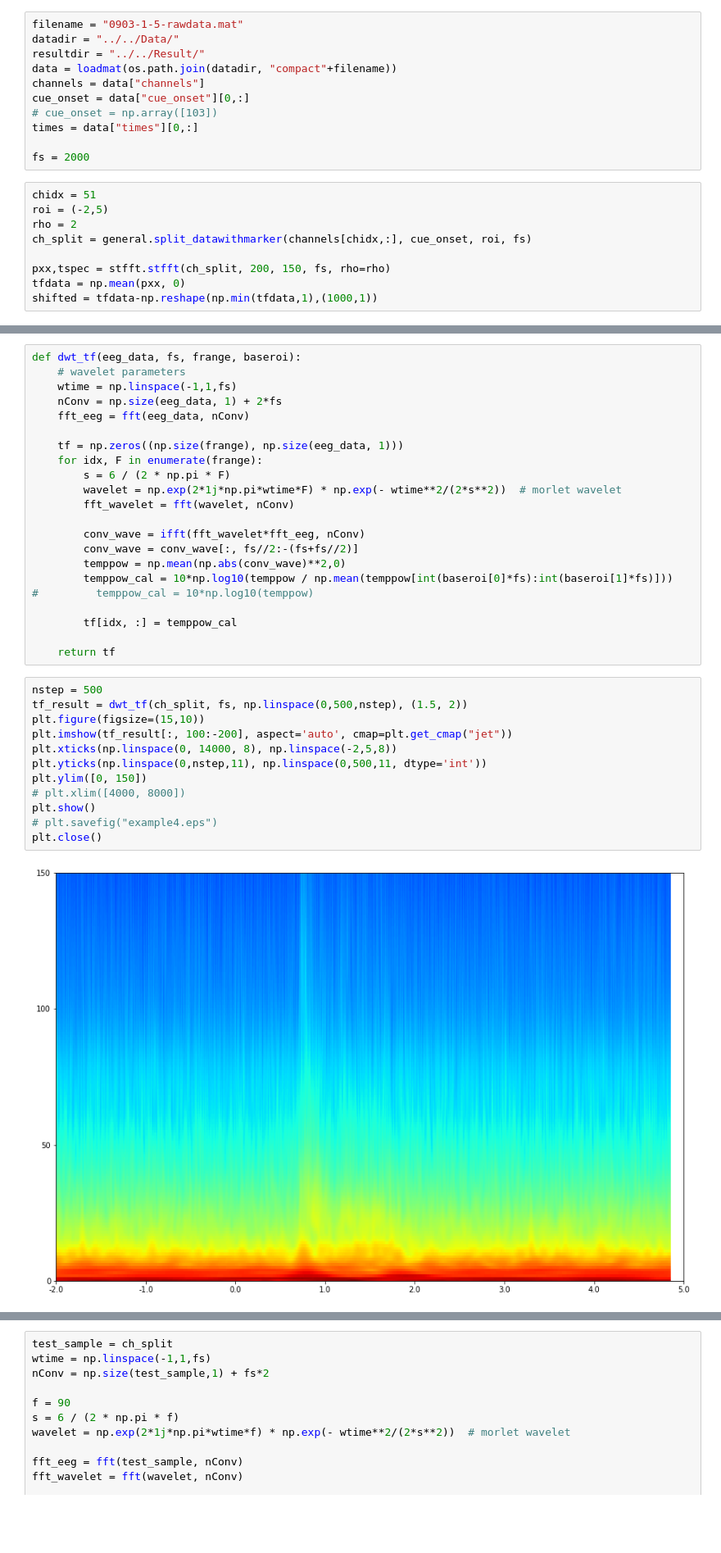
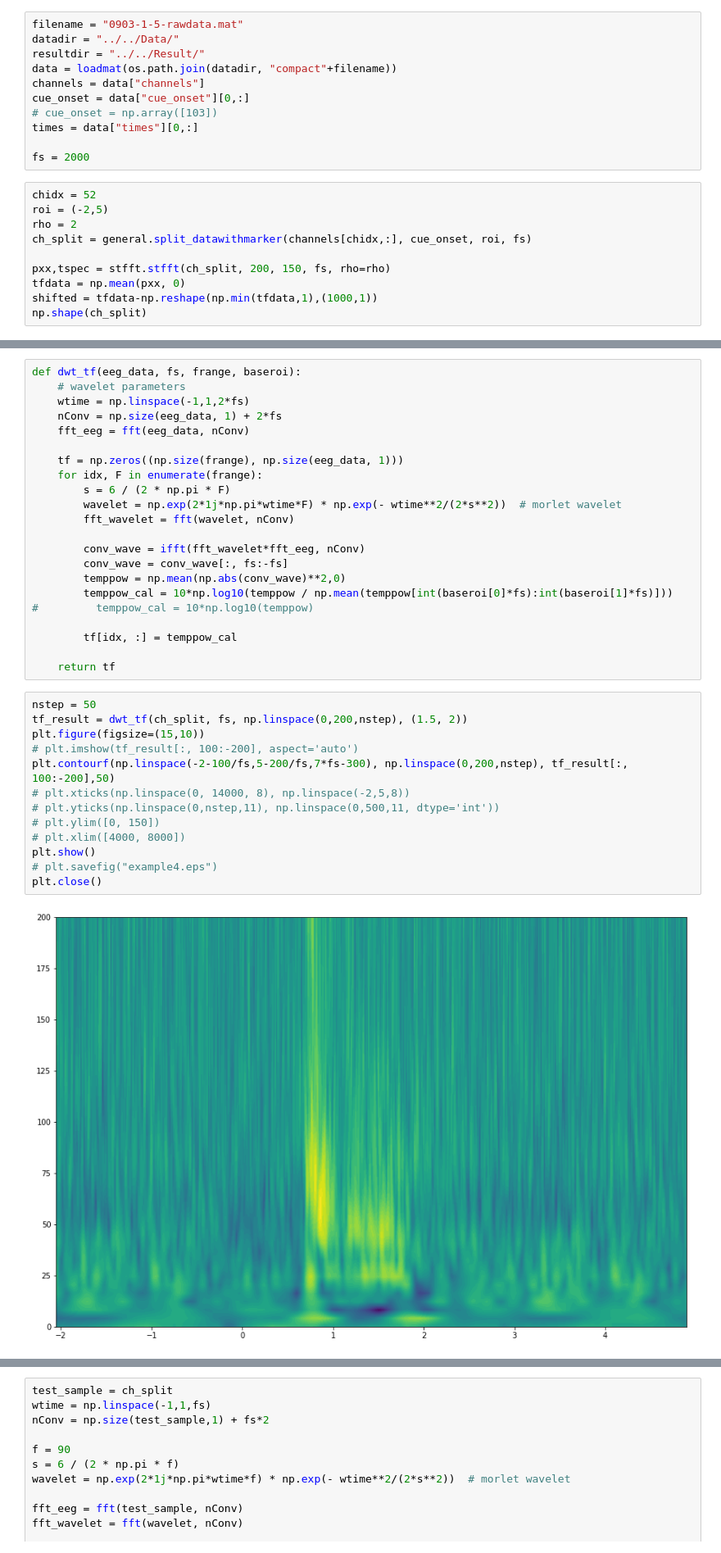
Before and after one commit to ZhangJiayiLab/EEG-Analysis, a Jupyter notebook: python/entrain.ipynb, the cells around one changed output, grey strips where cells are left out. Shown: that part at 82% size. Cells and saved outputs as stored; diff of their text form; blank space fills up the shorter version.

```diff
--- a/python/entrain.ipynb
+++ b/python/entrain.ipynb
@@ -24,7 +24,7 @@ times = data["times"][0,:]
 
 fs = 2000
 # %%
-chidx = 51
+chidx = 52
 roi = (-2,5)
 rho = 2
 ch_split = general.split_datawithmarker(channels[chidx,:], cue_onset, roi, fs)
@@ -32,3 +32,4 @@ ch_split = general.split_datawithmarker(channels[chidx,:], cue_onset, roi, fs)
 pxx,tspec = stfft.stfft(ch_split, 200, 150, fs, rho=rho)
 tfdata = np.mean(pxx, 0)
 shifted = tfdata-np.reshape(np.min(tfdata,1),(1000,1))
+np.shape(ch_split)
@@ -103,7 +110,7 @@ plt.close()
 # %%
 def dwt_tf(eeg_data, fs, frange, baseroi):
     # wavelet parameters
-    wtime = np.linspace(-1,1,fs)
+    wtime = np.linspace(-1,1,2*fs)
     nConv = np.size(eeg_data, 1) + 2*fs
     fft_eeg = fft(eeg_data, nConv)
 
@@ -114,7 +121,7 @@ def dwt_tf(eeg_data, fs, frange, baseroi):
         fft_wavelet = fft(wavelet, nConv)
 
         conv_wave = ifft(fft_wavelet*fft_eeg, nConv)
-        conv_wave = conv_wave[:, fs//2:-(fs+fs//2)]
+        conv_wave = conv_wave[:, fs:-fs]
         temppow = np.mean(np.abs(conv_wave)**2,0)
         temppow_cal = 10*np.log10(temppow / np.mean(temppow[int(baseroi[0]*fs):int(baseroi[1]*fs)]))
 #         temppow_cal = 10*np.log10(temppow)
@@ -123,16 +130,17 @@ def dwt_tf(eeg_data, fs, frange, baseroi):
 
     return tf
 # %%
-nstep = 500
-tf_result = dwt_tf(ch_split, fs, np.linspace(0,500,nstep), (1.5, 2))
+nstep = 50
+tf_result = dwt_tf(ch_split, fs, np.linspace(0,200,nstep), (1.5, 2))
 plt.figure(figsize=(15,10))
-plt.imshow(tf_result[:, 100:-200], aspect='auto', cmap=plt.get_cmap("jet"))
-plt.xticks(np.linspace(0, 14000, 8), np.linspace(-2,5,8))
-plt.yticks(np.linspace(0,nstep,11), np.linspace(0,500,11, dtype='int'))
-plt.ylim([0, 150])
+# plt.imshow(tf_result[:, 100:-200], aspect='auto')
+plt.contourf(np.linspace(-2-100/fs,5-200/fs,7*fs-300), np.linspace(0,200,nstep), tf_result[:, 100:-200],50)
+# plt.xticks(np.linspace(0, 14000, 8), np.linspace(-2,5,8))
+# plt.yticks(np.linspace(0,nstep,11), np.linspace(0,500,11, dtype='int'))
+# plt.ylim([0, 150])
 # plt.xlim([4000, 8000])
 plt.show()
 # plt.savefig("example4.eps")
 plt.close()
 # %% [output]
-[figure, old version]
+[figure, new version]
```
Also changed, not shown: parts of 6 cells of this notebook, 7 other files.
